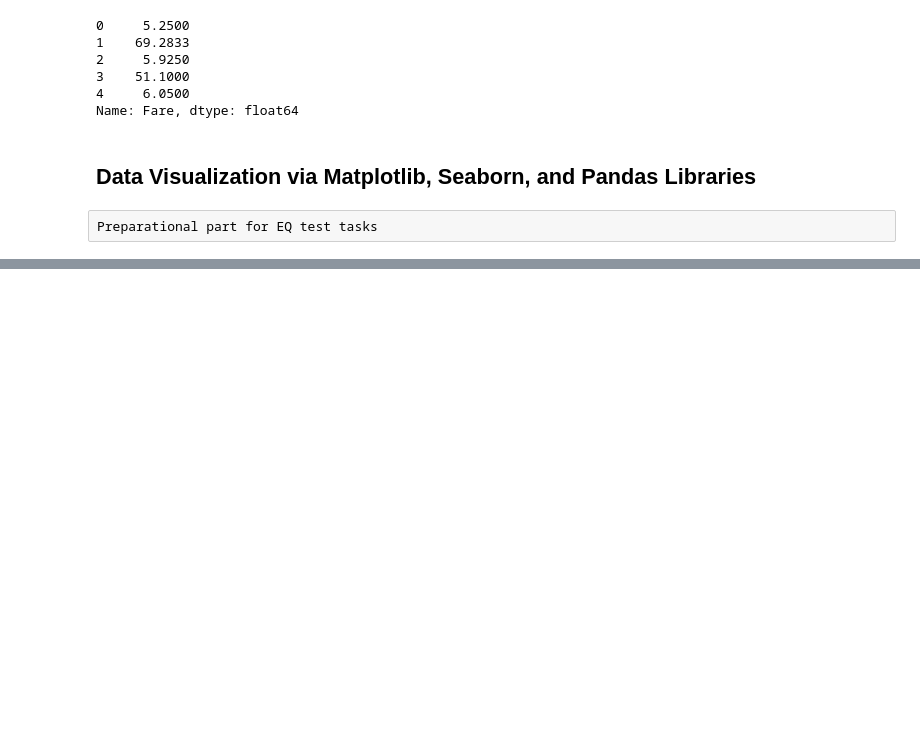
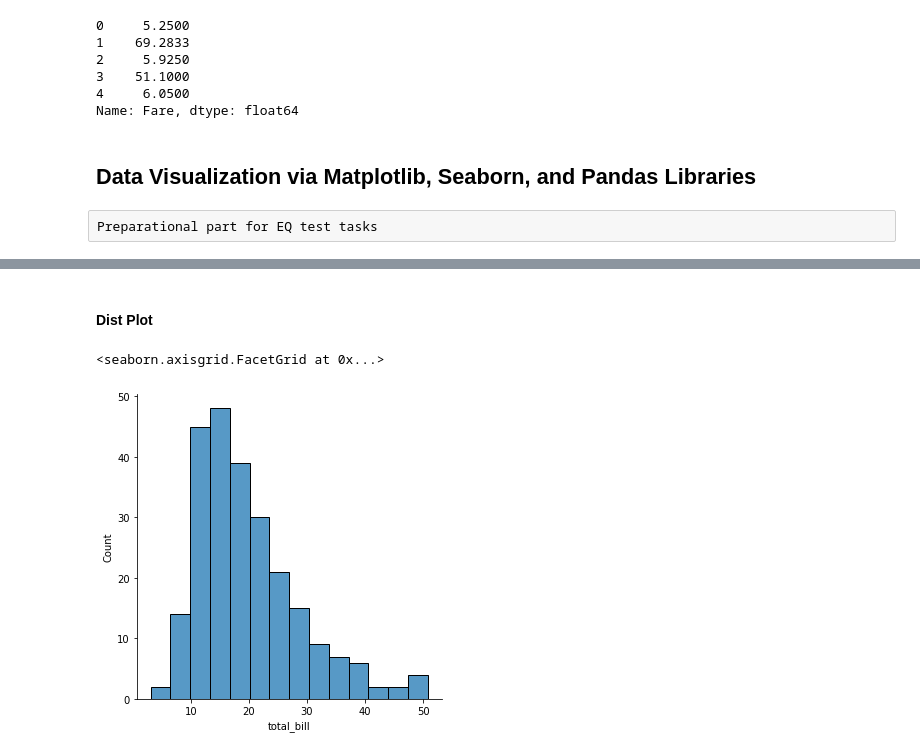
Before and after one commit to LocrianBird/datasets_preps, a Jupyter notebook: Quill.ipynb, the cells around one changed output, grey strips where cells are left out. Saved outputs shown, nothing was run; the diff lists cells and outputs as text; code cells hidden in the pictures; blank space fills up the shorter version.

Commit message:
Seaborn DataVis fin

```diff
--- a/Quill.ipynb
+++ b/Quill.ipynb
@@ -214,0 +215,9 @@ plt.show()
+# %%
+import matplotlib.pyplot as plt
+import seaborn as sns
+
+plt.rcParams["figure.figsize"] = [10, 8]
+
+tips_data = sns.load_dataset('tips')
+
+tips_data.head()
@@ -214,0 +231,7 @@ plt.show()
+# %% [markdown]
+#### Dist Plot
+# %%
+sns.displot(tips_data['total_bill'])
+# %% [output]
+<seaborn.axisgrid.FacetGrid at 0x...>
+[figure, added]
```
Also changed, not shown: parts of 43 cells of this notebook.
